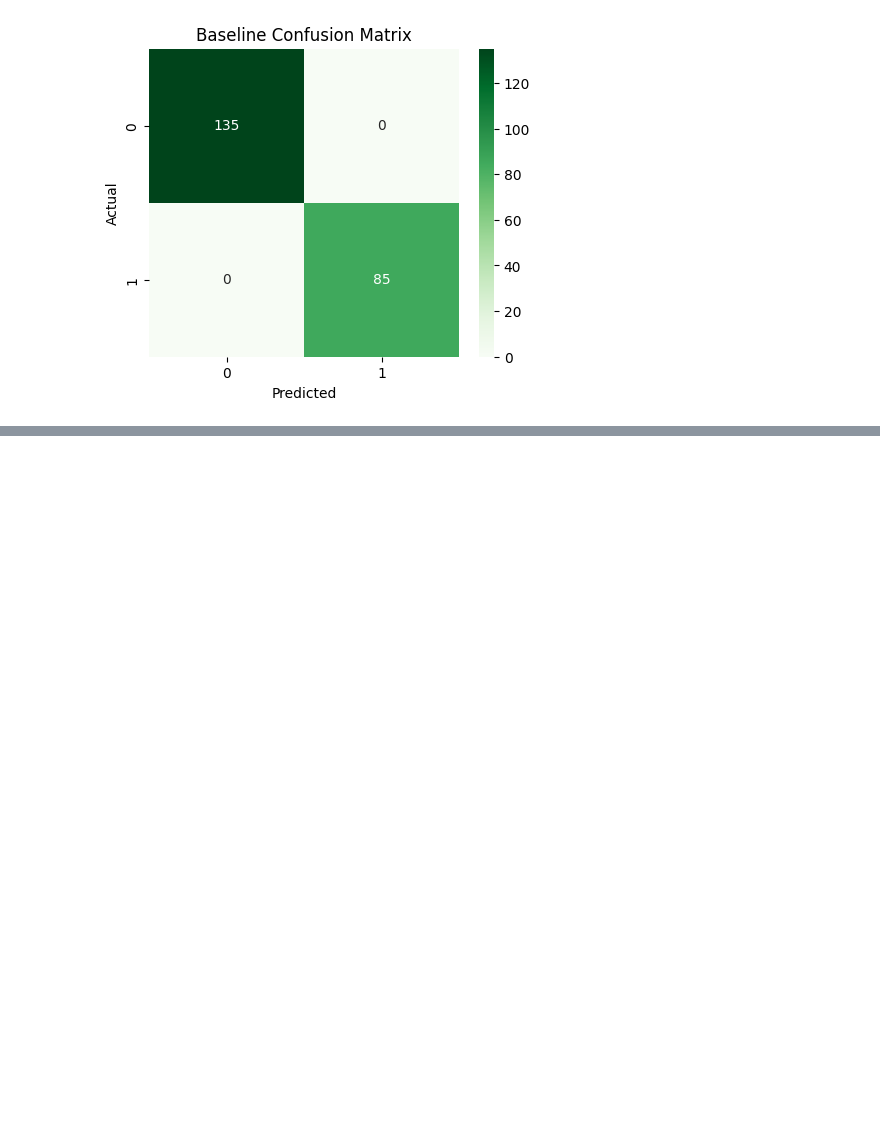
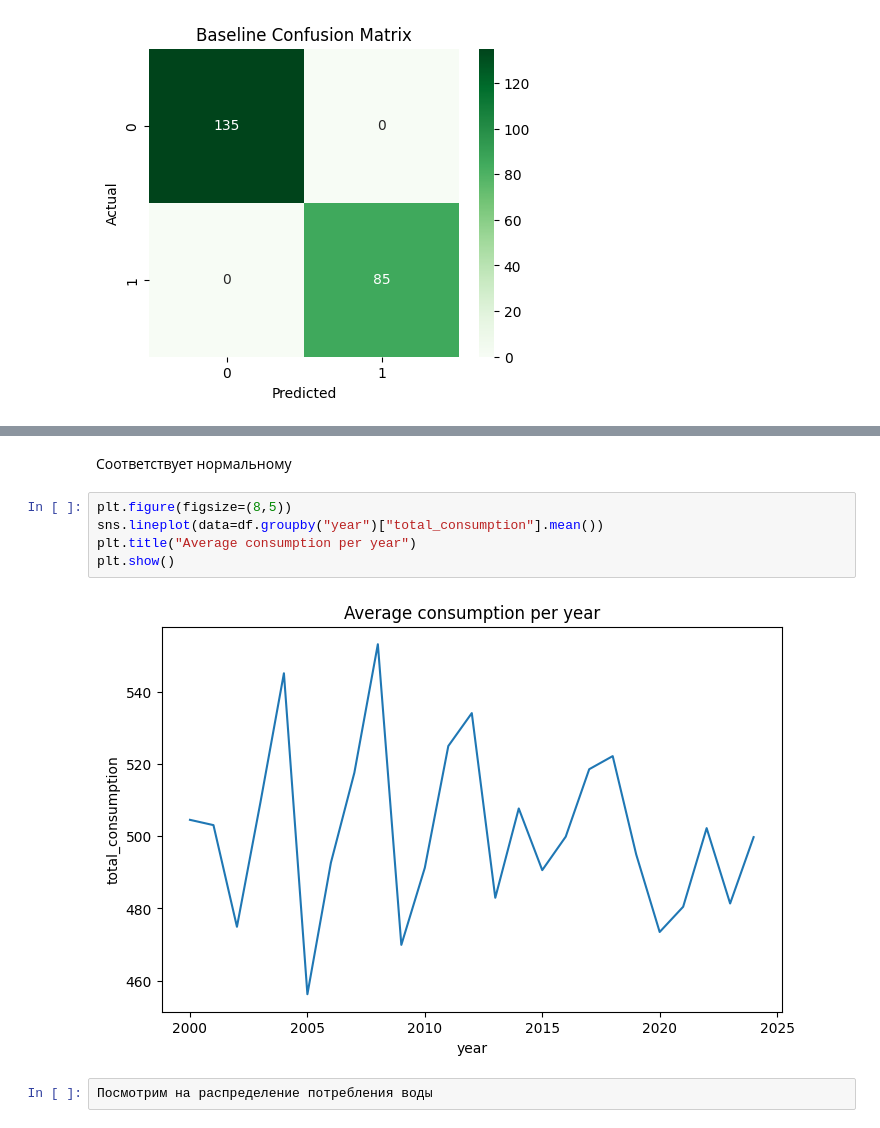
Before and after one commit to Minidrak/Application-systems-and-artificial-intelligence-frameworks-MAI, a Jupyter notebook: Lab_01/Lab_01.ipynb, the cells around one changed output, grey strips where cells are left out. Drawn from its saved outputs; the diff is of its cells as text; blank space fills up the shorter version.

```diff
--- a/Lab_01/Lab_01.ipynb
+++ b/Lab_01/Lab_01.ipynb
@@ -205,0 +387,11 @@ plt.show()
+# %% [markdown]
+Соответствует нормальному
+# %%
+plt.figure(figsize=(8,5))
+sns.lineplot(data=df.groupby("year")["total_consumption"].mean())
+plt.title("Average consumption per year")
+plt.show()
+# %% [output]
+[figure, added]
+# %%
+Посмотрим на распределение потребления воды
```
Also changed, not shown: parts of 65 cells of this notebook.
